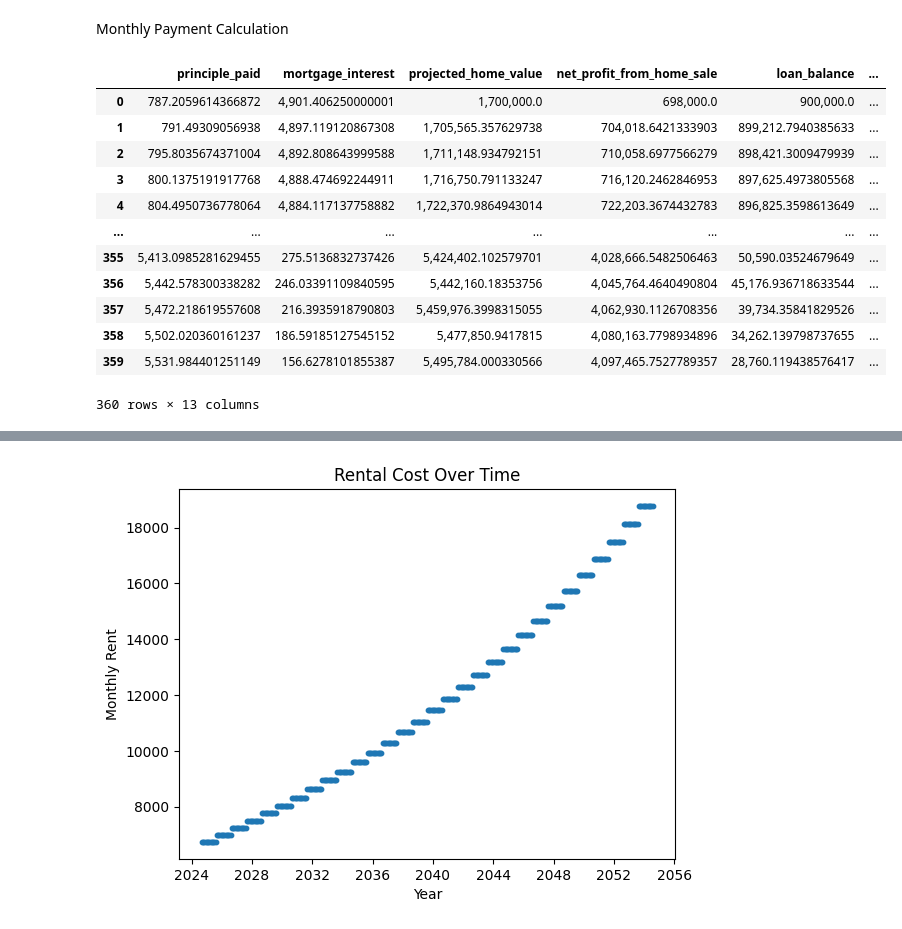
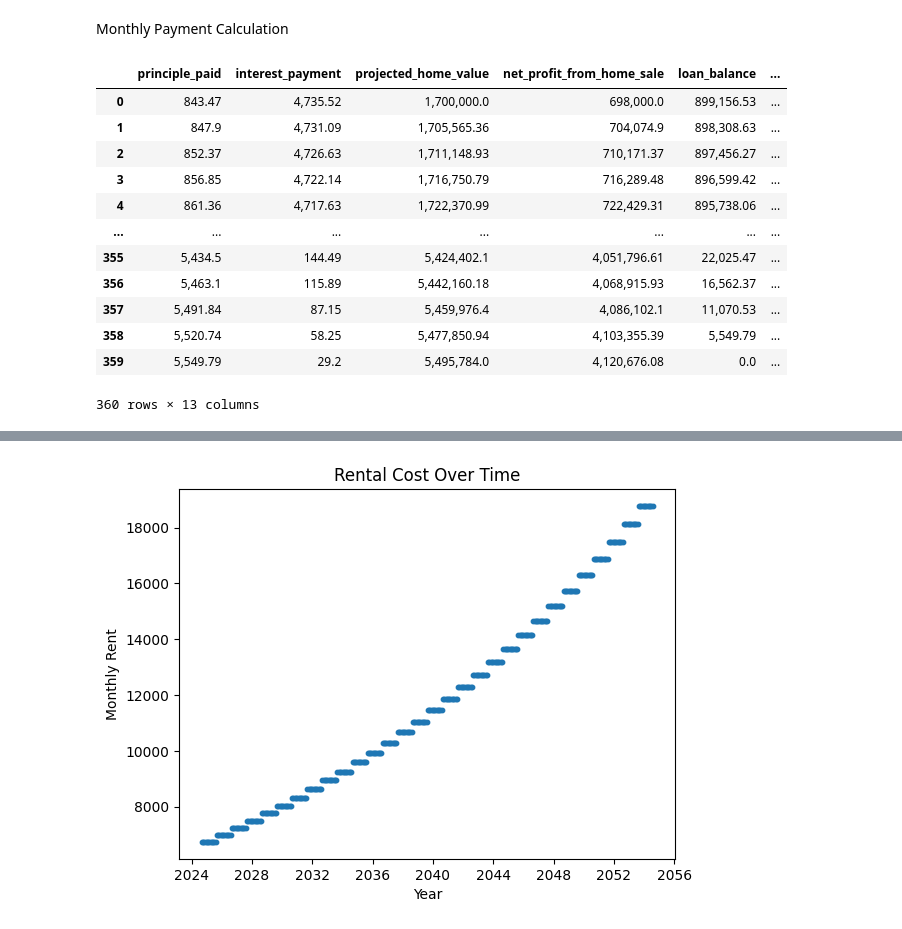
Before and after one commit to epv44/rent-vs-buy, a Jupyter notebook: Mortgage_Cost_Analysis.ipynb, the cells around one changed output, grey strips where cells are left out. Drawn from its saved outputs; the diff is of its cells as text; code cells hidden in the pictures.

```diff
--- a/Mortgage_Cost_Analysis.ipynb
+++ b/Mortgage_Cost_Analysis.ipynb
@@ -49,8 +60,8 @@ def ownership_costs(
     monthly_hoa: float,
     monthly_insurance: float,
     monthly_maintenance_fund: float,
+    periodic_interest_rate: float,
 ) -> Tuple[float, float, float]:
-  periodic_interest_rate = mortgage_interest_rate / 12
   payment_periods = loan_term * 12
   loan_amount = home_price - downpayment
   # https://www.nerdwallet.com/article/mortgages/closing-costs-mortgage-fees-explained
@@ -60,9 +71,9 @@ def ownership_costs(
     mortgage = (home_price + closing_costs) - downpayment
   else:
     mortgage = home_price - downpayment
-  monthly_mortgage = mortgage / (
-      ((1 + periodic_interest_rate) ** (payment_periods) - 1)
-      / ((periodic_interest_rate) * (1 + periodic_interest_rate) ** (payment_periods))
+
+  periodic_mortgage_payment = -1*npf.pmt(
+      periodic_interest_rate,payment_periods,mortgage
   )
 
   monthly_property_tax = home_price * (property_tax_rate/12)
@@ -72,11 +83,11 @@ def ownership_costs(
       + monthly_hoa
       + monthly_insurance
       + monthly_maintenance_fund
-      + monthly_mortgage
+      + periodic_mortgage_payment
       + monthly_property_tax
   )
 
-  return monthly_operating_expenses, monthly_mortgage, down_plus_closing
+  return monthly_operating_expenses, periodic_mortgage_payment, down_plus_closing
 # %% [markdown]
 Monthly Payment Calculation
 # %%
@@ -168,10 +187,18 @@ def calculate_monthly_cost_and_loan_balance(
   return data
+# %%
+# shared inputs
+home_price = 1700000.0
+downpayment = 800000.0
+mortgage_interest_rate = .065
+loan_term = 30
+# APR vs. APY APR does not take into affect compounding thus calculate monthly rate differently
+interest_rate_type = YearlyRateType.APR
 # %%
-# shared inputs
-home_price = 1700000.0
-downpayment = 800000.0
-mortgage_interest_rate = .065
-loan_term = 30
+periodic_interest_rate = (
+    mortgage_interest_rate / 12
+    if interest_rate_type == YearlyRateType.APY
+    else ((1 + mortgage_interest_rate) ** (1 / 12) - 1)
+)
 
 # calculations
 monthly_operating_expenses, monthly_mortgage, down_plus_closing = ownership_costs(
@@ -179,49 +206,50 @@ monthly_operating_expenses, monthly_mortgage, down_plus_closing = ownership_cost
     downpayment=downpayment,
     mortgage_interest_rate=mortgage_interest_rate,
     loan_term=loan_term,
     closing_cost_percentage=.025,
     property_tax_rate=.011,
     should_add_closing_to_loan=False,
     monthly_pmi=0.0,
-    monthly_hoa=450,
+    monthly_hoa=0.0,
     monthly_insurance=490,
     monthly_maintenance_fund=200,
+    periodic_interest_rate=periodic_interest_rate,
 )
 
 data = calculate_monthly_cost_and_loan_balance(
     monthly_operating_expenses=monthly_operating_expenses,
     down_plus_closing=down_plus_closing,
-    monthly_mortgage=monthly_mortgage,
+    periodic_mortgage_payment=monthly_mortgage,
     loan_term=loan_term, # 30, 15, 5 year. Assume fixed rate for now
-    mortgage_interest_rate=.065,
     downpayment=downpayment,
     home_price=home_price,
     property_appreciation=.04,
     starting_cash=1200000.0,
     realtor_fee_at_sale=.06,
     capital_gains_tax=.3,
     monthly_rent=6500,
     rental_increase_pct=.036,
     stock_interest_rate=.06,
-    monthly_income_saved=6000,
+    monthly_income_saved=6500,
     yearly_increase=.02, # in amount saved
-    purchase_date=date(2024, 8, 1)
+    purchase_date=date(2024, 8, 1),
+    simulation_length_years=30,
+    periodic_interest_rate=periodic_interest_rate,
 )
-
 
 df = pd.DataFrame([vars(s) for s in data])
 display(df)
 # %% [output]
-|  | principle_paid | mortgage_interest | projected_home_value | net_profit_from_home_sale | loan_balance | ... |
-| 0 | 787.2059614366872 | 4,901.406250000001 | 1,700,000.0 | 698,000.0 | 900,000.0 | ... |
-| 1 | 791.49309056938 | 4,897.119120867308 | 1,705,565.357629738 | 704,018.6421333903 | 899,212.7940385633 | ... |
-| 2 | 795.8035674371004 | 4,892.808643999588 | 1,711,148.934792151 | 710,058.6977566279 | 898,421.3009479939 | ... |
-| 3 | 800.1375191917768 | 4,888.474692244911 | 1,716,750.791133247 | 716,120.2462846953 | 897,625.4973805568 | ... |
-| 4 | 804.4950736778064 | 4,884.117137758882 | 1,722,370.9864943014 | 722,203.3674432783 | 896,825.3598613649 | ... |
+|  | principle_paid | interest_payment | projected_home_value | net_profit_from_home_sale | loan_balance | ... |
+| 0 | 843.47 | 4,735.52 | 1,700,000.0 | 698,000.0 | 899,156.53 | ... |
+| 1 | 847.9 | 4,731.09 | 1,705,565.36 | 704,074.9 | 898,308.63 | ... |
+| 2 | 852.37 | 4,726.63 | 1,711,148.93 | 710,171.37 | 897,456.27 | ... |
+| 3 | 856.85 | 4,722.14 | 1,716,750.79 | 716,289.48 | 896,599.42 | ... |
+| 4 | 861.36 | 4,717.63 | 1,722,370.99 | 722,429.31 | 895,738.06 | ... |
 | ... | ... | ... | ... | ... | ... | ... |
-| 355 | 5,413.0985281629455 | 275.5136832737426 | 5,424,402.102579701 | 4,028,666.5482506463 | 50,590.03524679649 | ... |
-| 356 | 5,442.578300338282 | 246.03391109840595 | 5,442,160.18353756 | 4,045,764.4640490804 | 45,176.936718633544 | ... |
-| 357 | 5,472.218619557608 | 216.3935918790803 | 5,459,976.3998315055 | 4,062,930.1126708356 | 39,734.35841829526 | ... |
-| 358 | 5,502.020360161237 | 186.59185127545152 | 5,477,850.9417815 | 4,080,163.7798934896 | 34,262.139798737655 | ... |
-| 359 | 5,531.984401251149 | 156.6278101855387 | 5,495,784.000330566 | 4,097,465.7527789357 | 28,760.119438576417 | ... |
+| 355 | 5,434.5 | 144.49 | 5,424,402.1 | 4,051,796.61 | 22,025.47 | ... |
+| 356 | 5,463.1 | 115.89 | 5,442,160.18 | 4,068,915.93 | 16,562.37 | ... |
+| 357 | 5,491.84 | 87.15 | 5,459,976.4 | 4,086,102.1 | 11,070.53 | ... |
+| 358 | 5,520.74 | 58.25 | 5,477,850.94 | 4,103,355.39 | 5,549.79 | ... |
+| 359 | 5,549.79 | 29.2 | 5,495,784.0 | 4,120,676.08 | 0.0 | ... |
 360 rows × 13 columns
```
Also changed, not shown: parts of 7 cells of this notebook.
